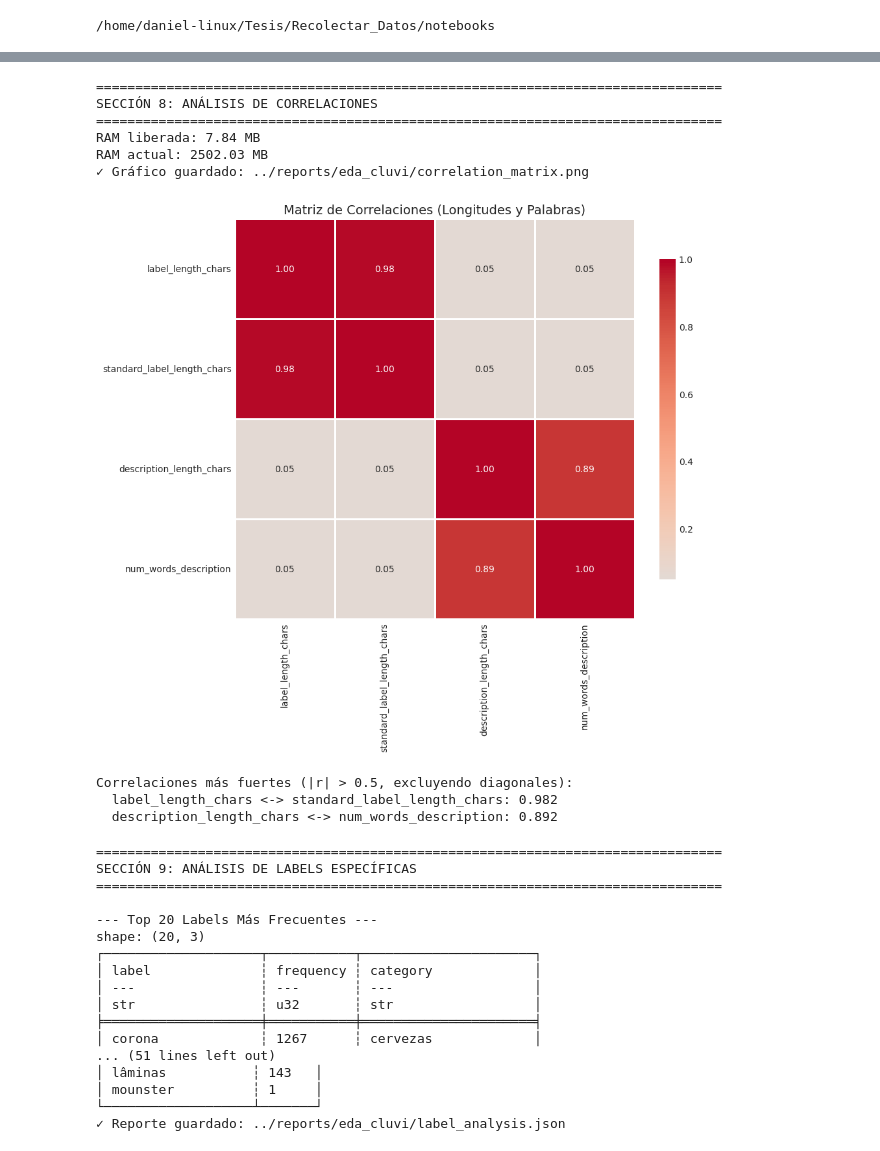
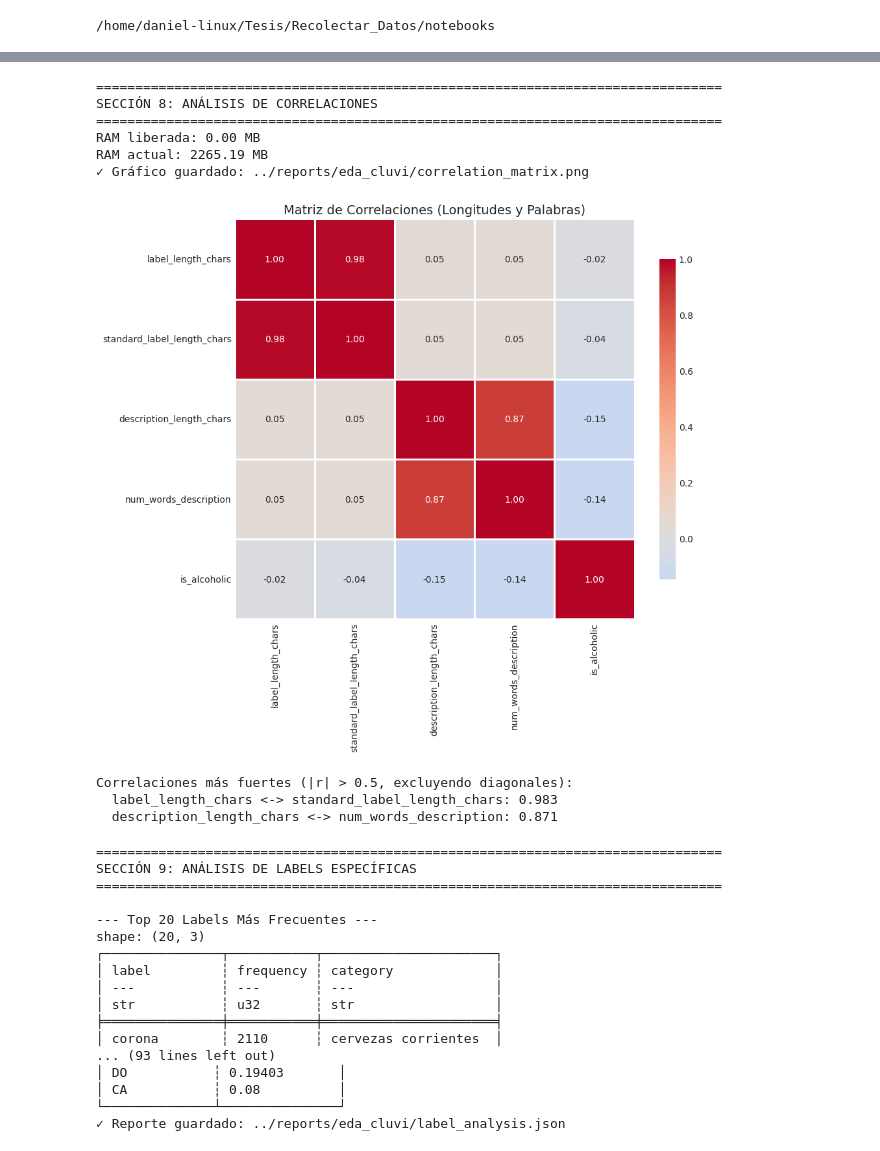
Before and after one commit to Danp06/Recolectar_Datos, a Jupyter notebook: notebooks/Eda_recipes_data_cluvi.ipynb, the cells around one changed output, grey strips where cells are left out. Drawn from its saved outputs; the diff is of its cells as text; code cells hidden in the pictures.

```diff
--- a/notebooks/Eda_recipes_data_cluvi.ipynb
+++ b/notebooks/Eda_recipes_data_cluvi.ipynb
@@ -108,7 +108,7 @@ print(f"Intentando cargar archivos CSV desde: {RAW_DIR}")
 if not csv_files:
     print(f"✗ No se encontraron archivos CSV en {RAW_DIR}")
     # Diagnóstico: ¿existe el archivo específico?
-    test_file = RAW_DIR / "dimproducts_202509300127.csv"
+    test_file = RAW_DIR / "dimproducts_ES_EN.csv"
     if test_file.exists():
         print(f"¡El archivo {test_file} SÍ existe! Pero glob no lo encontró. Revisa mayúsculas/minúsculas en la ruta o extensión.")
     else:
@@ -137,20 +137,23 @@ else:
         df_full = pl.concat(dfs, how="vertical", rechunk=True)
         print(f"✓ DataFrame concatenado: {df_full.shape}")
 
-        # Seleccionar columnas relevantes y limpiar
+        # Seleccionar columnas relevantes y limpiar (incluyendo las nuevas columnas)
         df = df_full.select([
-            pl.col("label").str.to_lowercase().alias("label"),
-            pl.col("standard_label").str.to_lowercase().alias("standard_label"),
-            pl.col("description").str.to_lowercase().alias("description"),
-            pl.col("category").str.to_lowercase().alias("category"),
-            pl.col("main_category").str.to_lowercase().alias("main_category")
+            pl.col("label").str.to_lowercase().str.strip_chars().alias("label"),
+            pl.col("standard_label").str.to_lowercase().str.strip_chars().alias("standard_label"),
+            pl.col("description").str.to_lowercase().str.strip_chars().alias("description"),
+            pl.col("category").str.to_lowercase().str.strip_chars().alias("category"),
+            pl.col("main_category").str.to_lowercase().str.strip_chars().alias("main_category"),
+            pl.col("is_alcoholic"),  # Nueva columna
+            pl.col("type_product").str.to_lowercase().str.strip_chars().alias("type_product"),  # Nueva columna, asumiendo que es string
+            pl.col("country_code").str.to_uppercase().alias("country_code")  # Nueva columna, asumiendo códigos en mayúsculas
         ]).with_columns([
             pl.col("description").str.len_chars().alias("description_length_chars"),
             pl.col("label").str.len_chars().alias("label_length_chars"),
             pl.col("standard_label").str.len_chars().alias("standard_label_length_chars"),
-            pl.col("label").str.to_lowercase().alias("label_lower"),
-            pl.col("standard_label").str.to_lowercase().alias("standard_label_lower"),
-            pl.col("description").str.to_lowercase().alias("description_lower"),
+            pl.col("label").str.to_lowercase().str.strip_chars().alias("label_lower"),
+            pl.col("standard_label").str.to_lowercase().str.strip_chars().alias("standard_label_lower"),
+            pl.col("description").str.to_lowercase().str.strip_chars().alias("description_lower"),
             pl.col("description").str.split(" ").list.len().alias("num_words_description"),
             pl.col("description").str.contains(r"\d").alias("has_numbers"),
             pl.col("description").str.contains(r"[^a-zA-Z0-9\s]").alias("has_special_chars")
@@ -164,8 +167,8 @@ else:
 
         # Sample si es muy grande (1/2.5 para consistencia)
         if df.height > 10000:
-            df = df.sample(n=int(df.height / 2.5), seed=42)
-            print(f"✓ Muestra (1/2.5): {df.shape}")
+            df = df.sample(n=int(df.height), seed=42)
+            print(f"✓ Muestra: {df.shape}")
 # %% [output]
 ================================================================================
 CARGA DE DATOS (Todos los CSVs en ../data/raw/CLuvi/)
@@ -865,42 +1064,42 @@ cluster
 print_section("SECCIÓN 8: ANÁLISIS DE CORRELACIONES")
 liberar_ram()
 
-# Correlaciones numéricas
-corr_cols = ["label_length_chars", "standard_label_length_chars", "description_length_chars", "num_words_description"]
+# Correlaciones numéricas (incluyendo is_alcoholic como numérica)
+corr_cols = ["label_length_chars", "standard_label_length_chars", "description_length_chars", "num_words_description", "is_alcoholic"]
 corr_df = df.select(corr_cols).to_pandas().corr()
 
 fig, ax = plt.subplots(figsize=(10, 8))
 sns.heatmap(corr_df, annot=True, cmap='coolwarm', center=0, fmt='.2f',
             square=True, linewidths=1, cbar_kws={"shrink": 0.8}, ax=ax)
 ax.set_title("Matriz de Correlaciones (Longitudes y Palabras)", fontsize=14)
 plot_and_save(fig, 'correlation_matrix.png')
 
 # Correlaciones destacables
 print("\nCorrelaciones más fuertes (|r| > 0.5, excluyendo diagonales):")
 corr_pairs = []
 for i in range(len(corr_df.columns)):
     for j in range(i+1, len(corr_df.columns)):
         corr_val = corr_df.iloc[i, j]
         if abs(corr_val) > 0.5:
             corr_pairs.append({
                 'var1': corr_df.columns[i],
                 'var2': corr_df.columns[j],
                 'correlation': corr_val
             })
 
 for pair in sorted(corr_pairs, key=lambda x: abs(x['correlation']), reverse=True):
     print(f"  {pair['var1']} <-> {pair['var2']}: {pair['correlation']:.3f}")
 # %% [output]
 ================================================================================
 SECCIÓN 8: ANÁLISIS DE CORRELACIONES
 ================================================================================
-RAM liberada: 7.84 MB
-RAM actual: 2502.03 MB
+RAM liberada: 0.00 MB
+RAM actual: 2265.19 MB
 ✓ Gráfico guardado: ../reports/eda_cluvi/correlation_matrix.png
-[figure, old version]
+[figure, new version]
 Correlaciones más fuertes (|r| > 0.5, excluyendo diagonales):
-  label_length_chars <-> standard_label_length_chars: 0.982
-  description_length_chars <-> num_words_description: 0.892
+  label_length_chars <-> standard_label_length_chars: 0.983
+  description_length_chars <-> num_words_description: 0.871
 # %%
 # =============================================================================
 # SECCIÓN 9: ANÁLISIS DE LABELS ESPECÍFICAS
@@ -949,6 +1148,19 @@ word_freq = all_words.value_counts().head(30)
 print("Top 30 palabras más frecuentes en descripciones:")
 print(word_freq)
 
+# Análisis de labels por columnas nuevas
+print("\n--- Top Labels por Type_Product ---")
+label_by_type = df.group_by(["type_product", "label"]).agg(
+    pl.count().alias("frequency")
+).sort(["type_product", "frequency"], descending=[False, True]).group_by("type_product").head(5)
+print(label_by_type)
+
+print("\n--- Porcentaje Alcohólico por Country_Code ---")
+alc_by_country = df.group_by("country_code").agg(
+    pl.col("is_alcoholic").mean().alias("pct_alcoholic")
+).sort("pct_alcoholic", descending=True)
+print(alc_by_country)
+
 save_report(label_analysis, 'label_analysis.json')
 # %% [output]
 ================================================================================
@@ -957,16 +1169,16 @@ SECCIÓN 9: ANÁLISIS DE LABELS ESPECÍFICAS
 
 --- Top 20 Labels Más Frecuentes ---
 shape: (20, 3)
-┌────────────────────┬───────────┬──────────────────────┐
-│ label              ┆ frequency ┆ category             │
-│ ---                ┆ ---       ┆ ---                  │
-│ str                ┆ u32       ┆ str                  │
-╞════════════════════╪═══════════╪══════════════════════╡
-│ corona             ┆ 1267      ┆ cervezas             │
-... (51 lines left out)
-│ lâminas           ┆ 143   │
-│ mounster          ┆ 1     │
-└───────────────────┴───────┘
+┌───────────────┬───────────┬──────────────────────┐
+│ label         ┆ frequency ┆ category             │
+│ ---           ┆ ---       ┆ ---                  │
+│ str           ┆ u32       ┆ str                  │
+╞═══════════════╪═══════════╪══════════════════════╡
+│ corona        ┆ 2110      ┆ cervezas corrientes  │
+... (93 lines left out)
+│ DO           ┆ 0.19403       │
+│ CA           ┆ 0.08          │
+└──────────────┴───────────────┘
 ✓ Reporte guardado: ../reports/eda_cluvi/label_analysis.json
 # %%
 # =============================================================================
```
Also changed, not shown: parts of 22 cells of this notebook, 51 other files.
